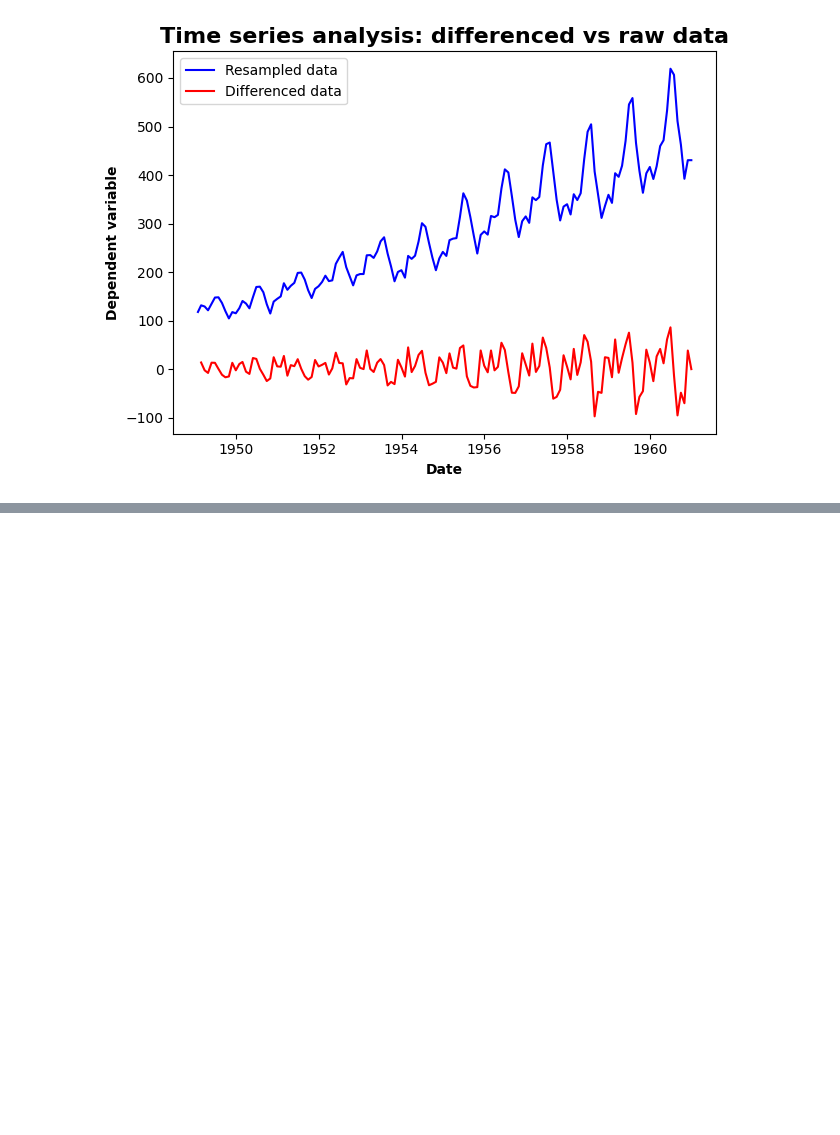
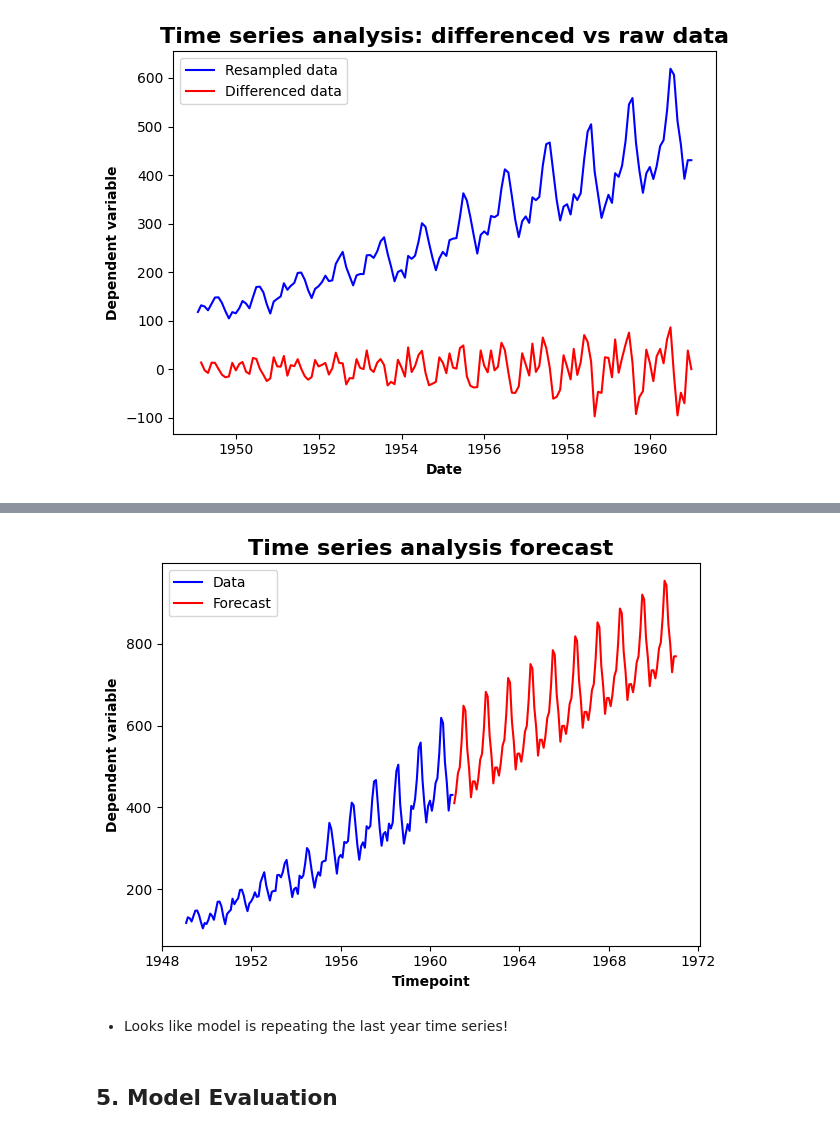
Before and after one commit to 4GeeksAcademy/Madesh1-time-series-project, a Jupyter notebook: src/Madesh_solution.ipynb, the cells around one changed output, grey strips where cells are left out. Drawn from its saved outputs; the diff is of its cells as text; code cells hidden in the pictures; blank space fills up the shorter version.

```diff
--- a/src/Madesh_solution.ipynb
+++ b/src/Madesh_solution.ipynb
@@ -259,0 +304,17 @@ plt.show()
+# %%
+forecast=timeseries_model.predict(120)
+
+plt.title('Time series analysis forecast', fontsize=16, fontweight='bold')
+plt.plot(timeseries_df['dependent_var'], label='Data', color='blue')
+plt.plot(forecast, label='Forecast', color='red')
+plt.xlabel('Timepoint', fontweight='bold')
+plt.ylabel('Dependent variable', fontweight='bold')
+plt.legend(loc='upper left')
+plt.tight_layout()
+plt.show()
+# %% [output]
+[figure, added]
+# %% [markdown]
+- Looks like model is repeating the last year time series!
+# %% [markdown]
+## 5. Model Evaluation
```
Also changed, not shown: parts of 4 cells of this notebook.
